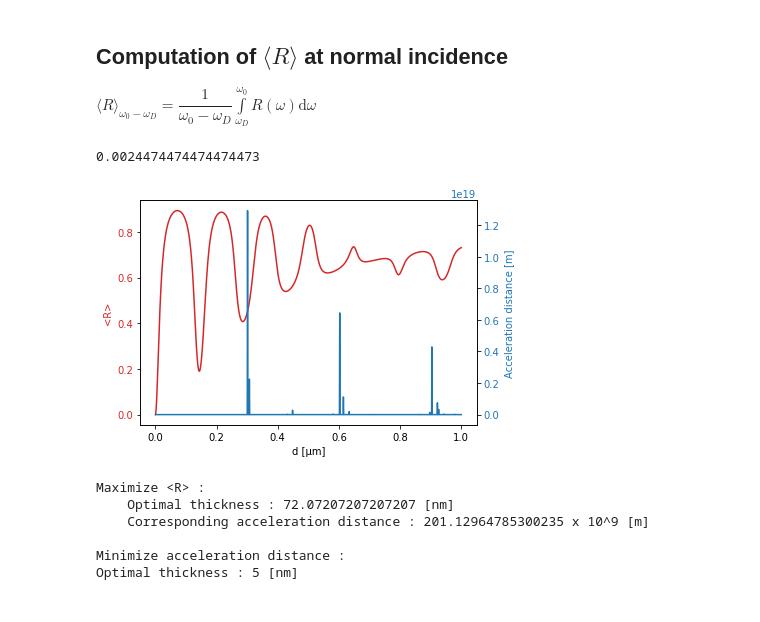
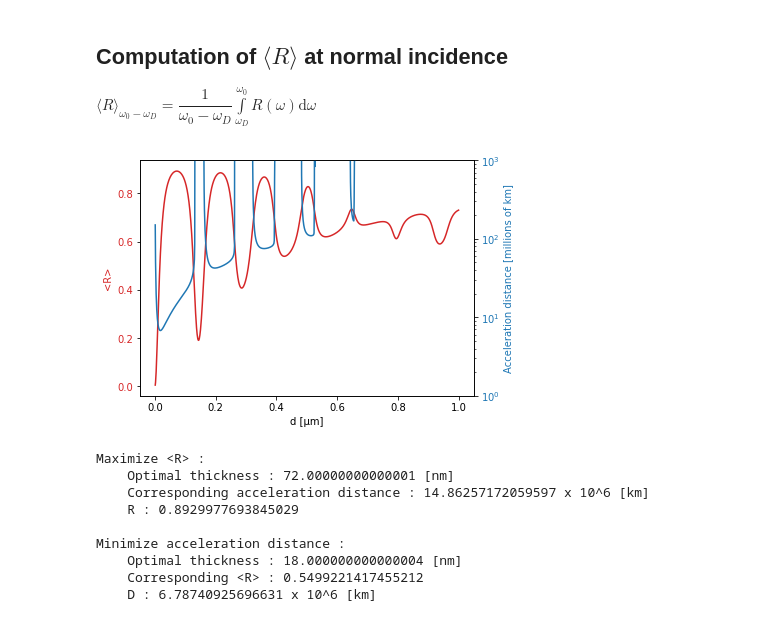
Before and after one commit to idommisse/lmapr2001, a Jupyter notebook: BLOCK2_2.ipynb, the cells around one changed output. Cells and saved outputs as stored; diff of their text form; code cells hidden in the pictures.

```diff
--- a/BLOCK2_2.ipynb
+++ b/BLOCK2_2.ipynb
@@ -477,65 +475,54 @@ The thickness of the sail enters in the computation of the reflectivity.
 $\langle R\rangle_{\omega_0-\omega_D} = \dfrac{1}{\omega_0-\omega_D}\int\limits_{\omega_D}^{\omega_0}R(\omega)\text{d}\omega$
 # %%
 #data
-n = 1000 #nombre de samples
-d = np.linspace(0,1,n) #[µm] vecteur de thickness
+d = np.linspace(0.001,1,n) #[µm] vecteur de thickness
+phi_0 = 0 #angle d'incidence
+
 omega_g = 1.338e15 #[rad/s] fréquence de bandgap
 omega0 = 0.9*omega_g #[rad/s] fréquence de départ du LASER (sur Terre)
 omegaD = omega0*np.sqrt((0.8)/(1.2)) #fréquence Doppler-shiftée
-omega,step = np.linspace(omegaD,omega0,n,retstep=True) #vecteur de fréquences pour effectuer la moyenne
-phi_0 = 0 #angle d'incidence
+omegaMoy,step = np.linspace(omegaD,omega0,n,retstep=True) #vecteur de fréquences pour effectuer la moyenne
+
 Rmoy = np.zeros(n)
 accD = np.zeros(n)
-v,step = np.linspace(0,v_f,n,retstep=True)
-gamma = 1/(1-(v**2/c**2))**(1/2) #[rad/s]
-beta = v/c
-omega2 = omega_s*np.sqrt((1-beta)/(1+beta))
-#pour chaque thickness, calculer la moyenne
+
 for i in range(n) :
-    Rmoy[i] = 1/(omega0-omegaD)*np.trapz(computeR(d[i],omega,phi_0),omega)
-    R = computeR(d[i],omega2,0)
-    m_sail = A*(d[i]*1e-6)*density #[kg]
-    m_t = m_sail + m_payload #[kg]
-    integrant = m_t*gamma*v/(R*(1-v/c)**2)
-    accD[i] = c/(2*I*A)*np.trapz(integrant,dx=step)
+    Rmoy[i] = 1/(omega0-omegaD)*np.trapz(computeR(d[i],omegaMoy,phi_0),omegaMoy)
+    accD[i] = computeAccD(d[i])
 
 fig, ax1 = plt.subplots()
 color = 'tab:red'
 ax1.set_xlabel('d [µm]')
 ax1.set_ylabel('<R>', color=color)
 ax1.plot(d, Rmoy, color=color)
 ax1.tick_params(axis='y', labelcolor=color)
 ax2 = ax1.twinx()  # instantiate a second axes that shares the same x-axis
 color = 'tab:blue'
-ax2.set_ylabel('Acceleration distance [m]', color=color)  # we already handled the x-label with ax1
-ax2.plot(d, accD, color=color)
+ax2.set_ylabel('Acceleration distance [millions of km]', color=color)  # we already handled the x-label with ax1
+ax2.set_yscale('log')
+ax2.plot(d, accD/1e9, color=color)
 ax2.tick_params(axis='y', labelcolor=color)
 fig.tight_layout()  # otherwise the right y-label is slightly clipped
+ax2.set_ylim(1,1e3)
 plt.show()
 
 print("Maximize <R> : ")
 print("    Optimal thickness : {0} [nm]".format(d[np.argmax(Rmoy)]*1000))
-#compute R(v)
-v,step = np.linspace(0,v_f,n,retstep=True)
-gamma = 1/(1-(v**2/c**2))**(1/2) #[rad/s]
-#compute omega(v)
-beta = v/c
-omega = omega_s*np.sqrt((1-beta)/(1+beta))
-R = computeR(d[np.argmax(Rmoy)],omega,phi0)
-#compute the integral by the method of trapezoids
-integrant = m_t*gamma*v/(R*(1-v/c)**2)
-#compute D_vf
-D_vf = c/(2*I*A)*np.trapz(integrant,dx=step)
-print("    Corresponding acceleration distance : {0} x 10^9 [m]".format(D_vf/1e9))
+print("    Corresponding acceleration distance : {0} x 10^6 [km]".format(computeAccD(d[np.argmax(Rmoy)])/1e9))
+print("    R : {0}".format(max(Rmoy)))
 
 print("\nMinimize acceleration distance : ")
-print("Optimal thickness : {0} [nm]".format(5))
+print("    Optimal thickness : {0} [nm]".format(d[np.argmin(accD)]*1000))
+print("    Corresponding <R> : {0} ".format(1/(omega0-omegaD)*np.trapz(computeR(d[np.argmin(accD)],omegaMoy,0),omegaMoy)))
+print("    D : {0} x 10^6 [km]".format(min(accD)/1e9))
 # %% [output]
+[figure, new version]
-0.0024474474474474473
+Maximize <R> :
+    Optimal thickness : 72.00000000000001 [nm]
+    Corresponding acceleration distance : 14.86257172059597 x 10^6 [km]
+    R : 0.8929977693845029
+
+Minimize acceleration distance :
+    Optimal thickness : 18.000000000000004 [nm]
+    Corresponding <R> : 0.5499221417455212
+    D : 6.78740925696631 x 10^6 [km]
-[figure, old version]
-Maximize <R> :
-    Optimal thickness : 72.07207207207207 [nm]
-    Corresponding acceleration distance : 201.12964785300235 x 10^9 [m]
-
-Minimize acceleration distance :
-Optimal thickness : 5 [nm]
```
Also changed, not shown: parts of 1 cell of this notebook.
